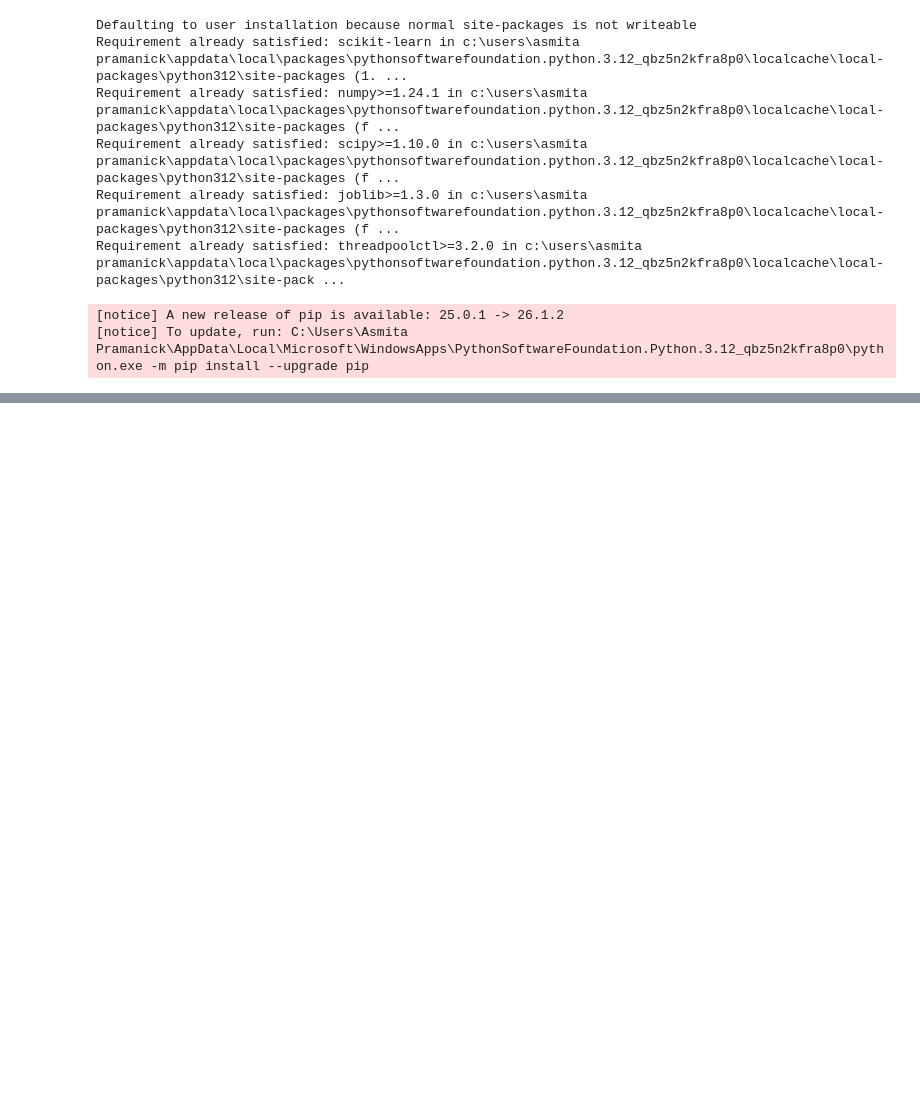
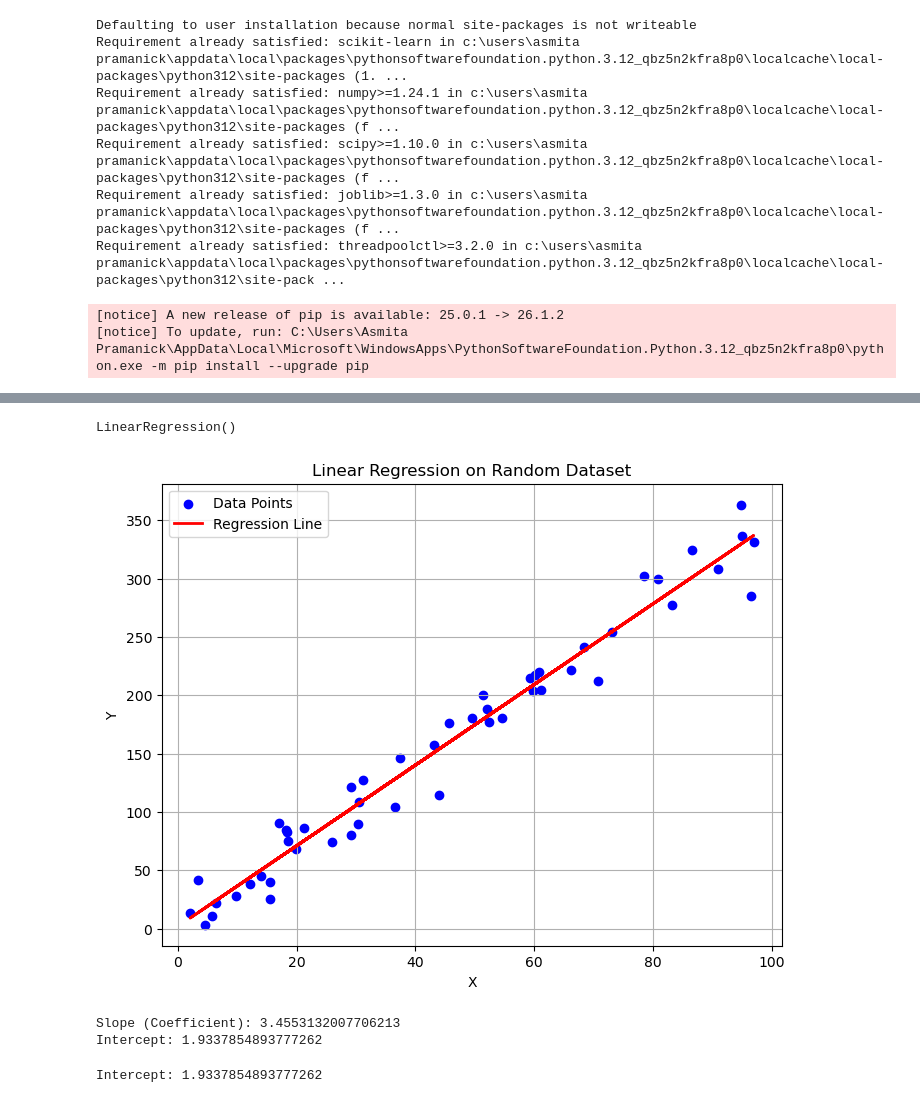
Before and after one commit to ambilio/AI-Engineering-July-2026, a Jupyter notebook: Machine Learning/LinearRegression.ipynb, the cells around one changed output, grey strips where cells are left out. Saved outputs shown, nothing was run; the diff lists cells and outputs as text; code cells hidden in the pictures; blank space fills up the shorter version.

```diff
--- a/Machine Learning/LinearRegression.ipynb
+++ b/Machine Learning/LinearRegression.ipynb
@@ -47,0 +46,37 @@ SyntaxError: invalid syntax (3347098592.py, line 3)
+# %%
+np.random.seed(42)
+
+X = np.random.rand(50, 1) * 100
+
+Y = 3.5 * X + np.random.randn(50, 1) * 20
+# %%
+model = LinearRegression()
+model.fit(X, Y)
+# %% [output]
+LinearRegression()
+# %%
+Y_pred = model.predict(X)
+# %%
+plt.figure(figsize=(8,6))
+plt.scatter(X, Y, color='blue', label='Data Points')
+plt.plot(X, Y_pred, color='red', linewidth=2, label='Regression Line')
+plt.title('Linear Regression on Random Dataset')
+plt.xlabel('X')
+plt.ylabel('Y')
+plt.legend()
+plt.grid(True)
+plt.show()
+# %% [output]
+[figure, added]
+# %%
+print("Slope (Coefficient):", model.coef_[0][0])
+print("Intercept:", model.intercept_[0])
+# %% [output]
+Slope (Coefficient): 3.4553132007706213
+Intercept: 1.9337854893777262
+# %%
+price_str = str(model.intercept_[0])
+
+print("Intercept:", model.intercept_[0])
+# %% [output]
+Intercept: 1.9337854893777262
```
Also changed, not shown: parts of 1 cell of this notebook, 5 other files.
